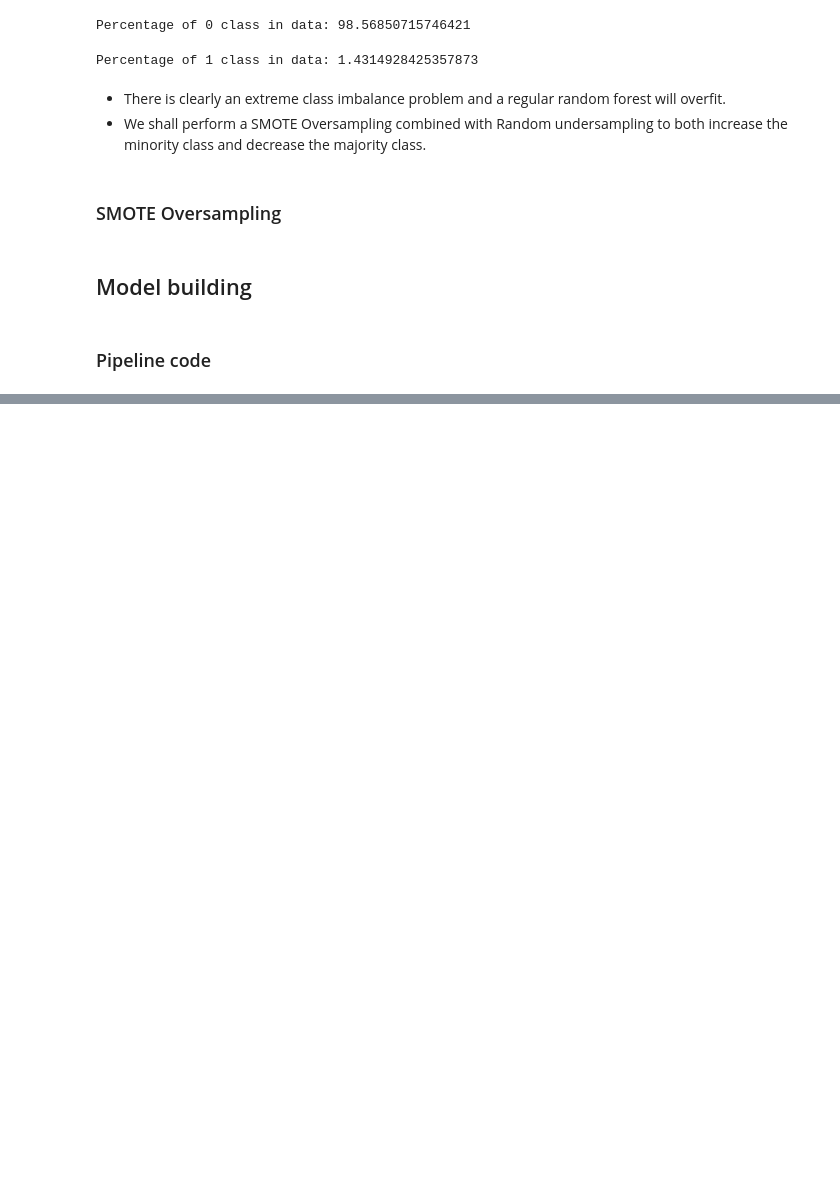
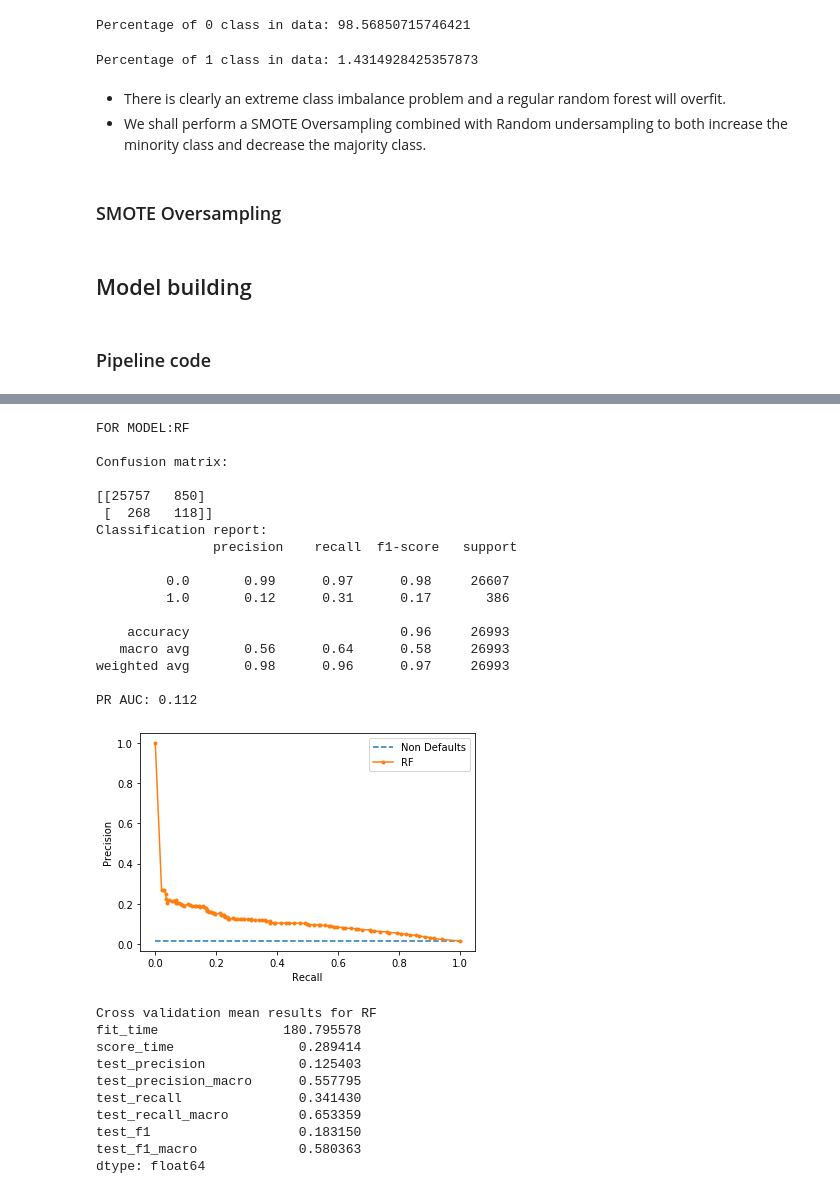
Before and after one commit to ramesh-suragam/ML_Case_Study, a Jupyter notebook: ML_Case_Study.ipynb, the cells around one changed output, grey strips where cells are left out. Cells and saved outputs as stored; diff of their text form; code cells hidden in the pictures; blank space fills up the shorter version.

```diff
--- a/ML_Case_Study.ipynb
+++ b/ML_Case_Study.ipynb
@@ -757,0 +819,3 @@ PR AUC: 0.114
+# %%
+# Fitting RF with over/under sampling and with lda
+fit_models(X_train, X_test, y_train, y_test, model_rf=True, model_rf_xgb_tuning=True, model_rf_xgb_lda=True)
@@ -757,0 +851,32 @@ PR AUC: 0.114
+# %%
+# Fitting RF with over/under sampling and with standard scaler followed by pca
+fit_models(X_train, X_test, y_train, y_test, model_rf=True, model_rf_xgb_tuning=True, model_rf_xgb_pca=True)
+# %% [output]
+FOR MODEL:RF
+
+Confusion matrix:
+
+[[25757   850]
+ [  268   118]]
+Classification report:
+               precision    recall  f1-score   support
+
+         0.0       0.99      0.97      0.98     26607
+         1.0       0.12      0.31      0.17       386
+
+    accuracy                           0.96     26993
+   macro avg       0.56      0.64      0.58     26993
+weighted avg       0.98      0.96      0.97     26993
+
+PR AUC: 0.112
+[figure, added]
+Cross validation mean results for RF
+fit_time                180.795578
+score_time                0.289414
+test_precision            0.125403
+test_precision_macro      0.557795
+test_recall               0.341430
+test_recall_macro         0.653359
+test_f1                   0.183150
+test_f1_macro             0.580363
+dtype: float64
```
Also changed, not shown: parts of 34 cells of this notebook, 2 other files.
